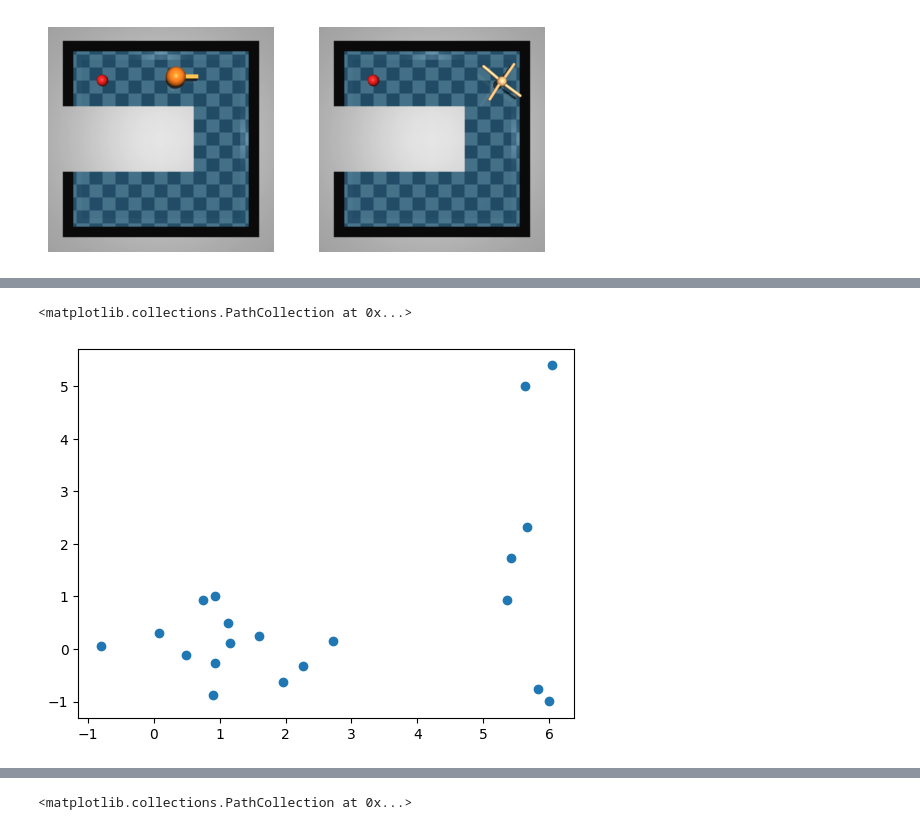
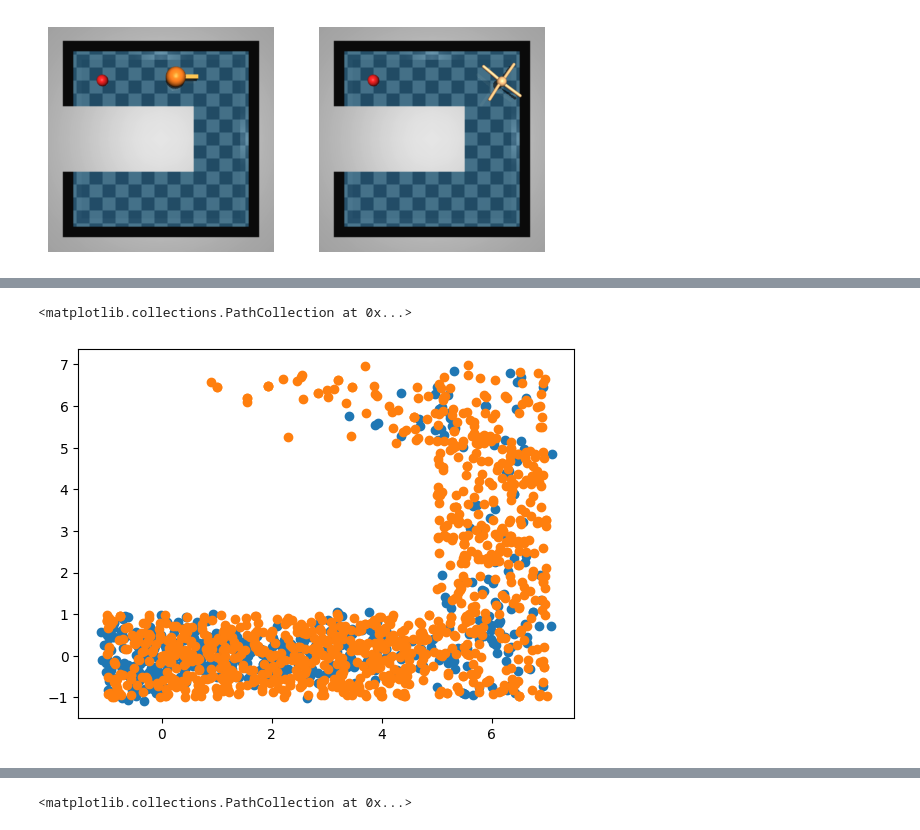
Before and after one commit to skylooop/CrossDomainIL, a Jupyter notebook: notebooks/envs.ipynb, the cells around one changed output, grey strips where cells are left out. Cells and saved outputs as stored; diff of their text form; code cells hidden in the pictures.

```diff
--- a/notebooks/envs.ipynb
+++ b/notebooks/envs.ipynb
@@ -53,6 +53,21 @@ non_expert_source_ds = Dataset(observations=random_source['observations'],
                            next_observations=random_source['next_observations'],
                            size=random_source['observations'].shape[0])
 
+expert_source_ds2 = Dataset(observations=expert_source['observations'],
+                           actions=expert_source['actions'],
+                           rewards=expert_source['rewards'],
+                           dones_float=expert_source['dones'],
+                           masks=1.0 - expert_source['dones'],
+                           next_observations=expert_source['next_observations'],
+                           size=expert_source['observations'].shape[0])
+
+combined_source_ds = expert_source_ds2.add_data(observations=random_source['observations'],
+                           actions=random_source['actions'],
+                           rewards=random_source['rewards'],
+                           dones_float=random_source['dones'],
+                           masks=1.0 - random_source['dones'],
+                           next_observations=random_source['next_observations'])
+
 agent_target_ds = Dataset(observations=random_target['observations'],
                            actions=random_target['actions'],
                            rewards=random_target['rewards'],
@@ -130,8 +143,12 @@ encoder_net = TrainState.create(
 from sklearn.decomposition import PCA
 
 agent_data = agent_target_ds.sample(1024)
+source_data = expert_source_ds.sample(1024)
+combined_source_data = combined_source_ds.sample(1024)
+
 pca = PCA(n_components=2)
-fitted_pca = pca.fit_transform(encoder_net(agent_data.observations[:40]))
+fitted_pca = pca.fit_transform(encoder_net(agent_data.observations[:500]))
+#fitted_pca = pca.fit_transform(encoder_net(combined_source_data.observations[:500]))
 # %%
 fig, ax = plt.subplots()
 ax.scatter(fitted_pca[:, 0], fitted_pca[:, 1])
@@ -141,6 +158,7 @@ ax.scatter(fitted_pca[:, 0], fitted_pca[:, 1])
 # %%
 fig, ax = plt.subplots()
-ax.scatter(agent_data.observations[:20, 0], agent_data.observations[:20, 1])
+ax.scatter(agent_data.observations[:500, 0], agent_data.observations[:500, 1])
+ax.scatter(combined_source_data.observations[:, 0], combined_source_data.observations[:, 1])
 # %% [output]
 <matplotlib.collections.PathCollection at 0x...>
-[figure, old version]
+[figure, new version]
```
Also changed, not shown: parts of 7 cells of this notebook, 5 other files.
